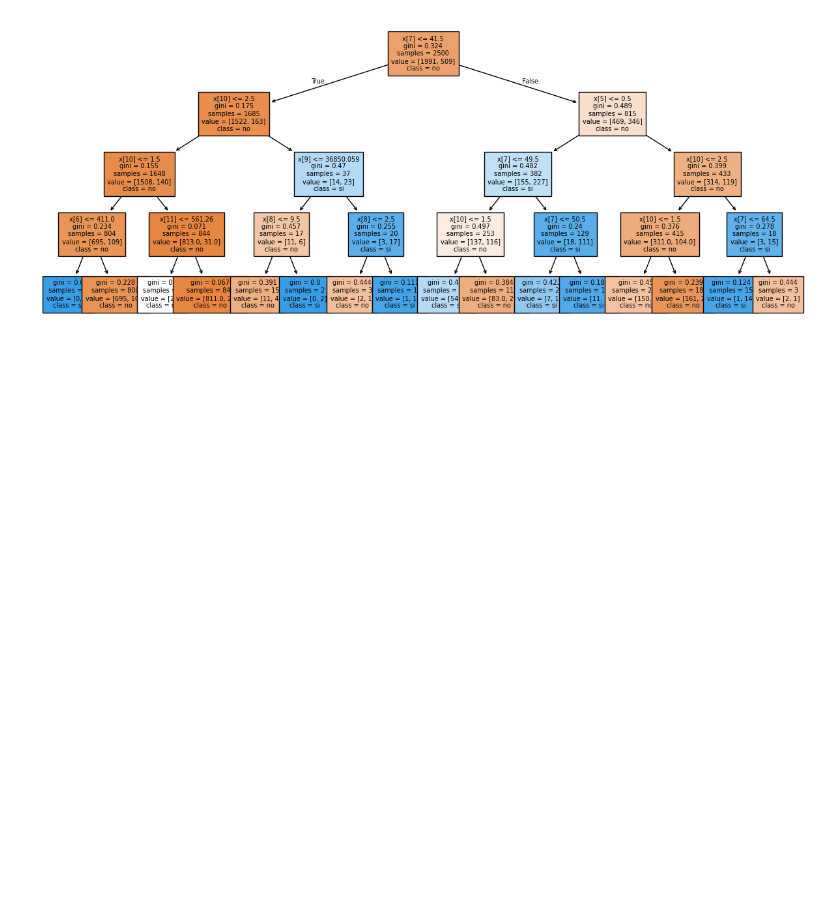
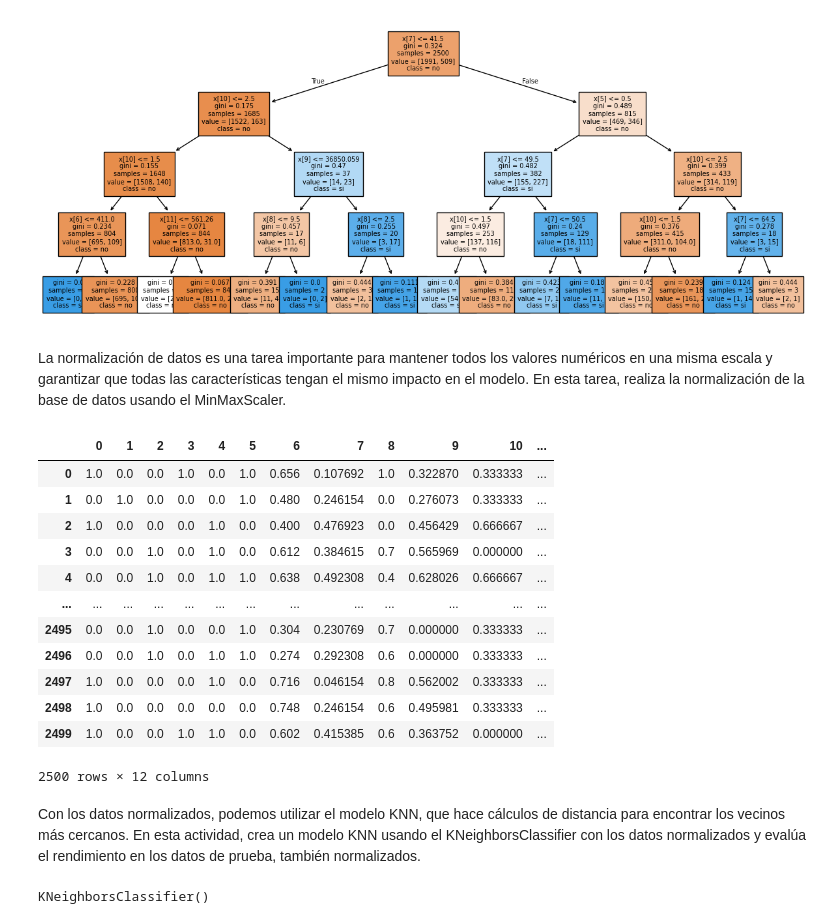
Before and after one commit to MiguelFigueroa02/alura_Machine_Learning, a Jupyter notebook: Ejercicios_clasif_ML.ipynb, the cells around one changed output. Saved outputs shown, nothing was run; the diff lists cells and outputs as text; code cells hidden in the pictures; blank space fills up the shorter version.

```diff
--- a/Ejercicios_clasif_ML.ipynb
+++ b/Ejercicios_clasif_ML.ipynb
@@ -276,3 +276,5 @@ plt.figure(figsize=(15,6))
 plot_tree(modelo_arbol, filled=True, class_names=['no','si'],fontsize=7);
 # %% [output]
 [figure]
+# %% [markdown]
+La normalización de datos es una tarea importante para mantener todos los valores numéricos en una misma escala y garantizar que todas las características tengan el mismo impacto en el modelo. En esta tarea, realiza la normalización de la base de datos usando el MinMaxScaler.
@@ -278,0 +283,21 @@ plot_tree(modelo_arbol, filled=True, class_names=['no','si'],fontsize=7);
+# %%
+normalizacion = MinMaxScaler()
+X_train_normalizado = normalizacion.fit_transform(X_train)
+# %%
+pd.DataFrame(X_train_normalizado)
+# %% [output]
+|  | 0 | 1 | 2 | 3 | 4 | 5 | 6 | 7 | 8 | 9 | 10 | ... |
+| 0 | 1.0 | 0.0 | 0.0 | 1.0 | 0.0 | 1.0 | 0.656 | 0.107692 | 1.0 | 0.322870 | 0.333333 | ... |
+| 1 | 0.0 | 1.0 | 0.0 | 0.0 | 0.0 | 1.0 | 0.480 | 0.246154 | 0.0 | 0.276073 | 0.333333 | ... |
+| 2 | 1.0 | 0.0 | 0.0 | 0.0 | 1.0 | 0.0 | 0.400 | 0.476923 | 0.0 | 0.456429 | 0.666667 | ... |
+| 3 | 0.0 | 0.0 | 1.0 | 0.0 | 1.0 | 0.0 | 0.612 | 0.384615 | 0.7 | 0.565969 | 0.000000 | ... |
+| 4 | 0.0 | 0.0 | 1.0 | 0.0 | 1.0 | 1.0 | 0.638 | 0.492308 | 0.4 | 0.628026 | 0.666667 | ... |
+| ... | ... | ... | ... | ... | ... | ... | ... | ... | ... | ... | ... | ... |
+| 2495 | 0.0 | 0.0 | 1.0 | 0.0 | 0.0 | 1.0 | 0.304 | 0.230769 | 0.7 | 0.000000 | 0.333333 | ... |
+| 2496 | 0.0 | 0.0 | 1.0 | 0.0 | 1.0 | 1.0 | 0.274 | 0.292308 | 0.6 | 0.000000 | 0.333333 | ... |
+| 2497 | 1.0 | 0.0 | 0.0 | 0.0 | 1.0 | 0.0 | 0.716 | 0.046154 | 0.8 | 0.562002 | 0.333333 | ... |
+| 2498 | 1.0 | 0.0 | 0.0 | 0.0 | 0.0 | 0.0 | 0.748 | 0.246154 | 0.6 | 0.495981 | 0.333333 | ... |
+| 2499 | 1.0 | 0.0 | 0.0 | 1.0 | 1.0 | 0.0 | 0.602 | 0.415385 | 0.6 | 0.363752 | 0.000000 | ... |
+2500 rows × 12 columns
+# %% [markdown]
+Con los datos normalizados, podemos utilizar el modelo KNN, que hace cálculos de distancia para encontrar los vecinos más cercanos. En esta actividad, crea un modelo KNN usando el KNeighborsClassifier con los datos normalizados y evalúa el rendimiento en los datos de prueba, también normalizados.
@@ -278,0 +308,4 @@ plot_tree(modelo_arbol, filled=True, class_names=['no','si'],fontsize=7);
+# %%
+kn.fit(X_train_normalizado, y_train)
+# %% [output]
+KNeighborsClassifier()
```
Also changed, not shown: parts of 18 cells of this notebook.
